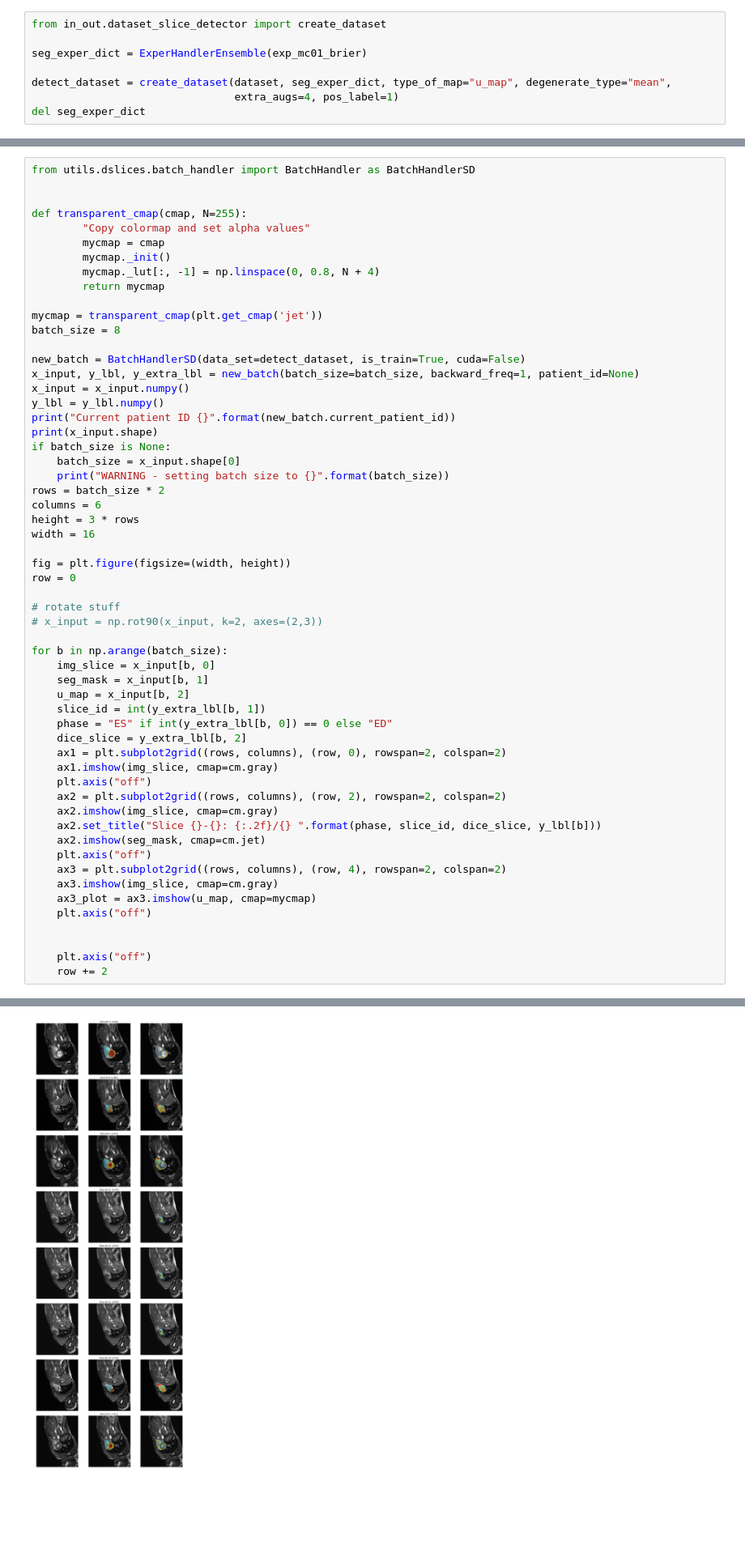
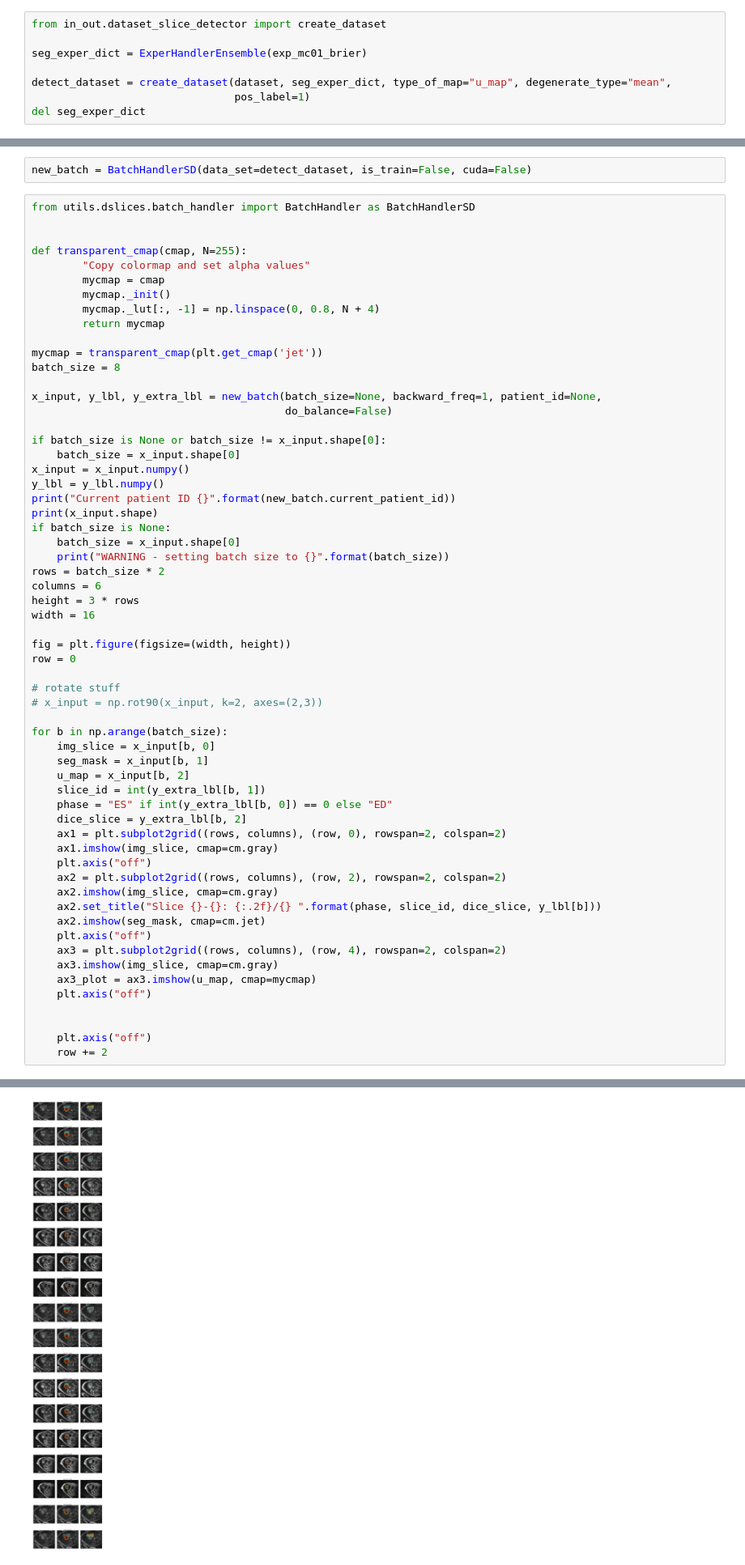
Before and after one commit to toologicbv/dcnn_acdc, a Jupyter notebook: notebooks/exper_slice_detector.ipynb, the cells around one changed output, grey strips where cells are left out. Shown at 81% size. Cells and saved outputs as stored; diff of their text form; blank space fills up the shorter version.

Commit message:
Changed the create_dataset method for SliceDetector. Can train with balanced batches now.

```diff
--- a/notebooks/exper_slice_detector.ipynb
+++ b/notebooks/exper_slice_detector.ipynb
@@ -148,7 +148,7 @@ from in_out.dataset_slice_detector import create_dataset
 seg_exper_dict = ExperHandlerEnsemble(exp_mc01_brier)
 
 detect_dataset = create_dataset(dataset, seg_exper_dict, type_of_map="u_map", degenerate_type="mean",
-                                extra_augs=4, pos_label=1)
+                                pos_label=1)
 del seg_exper_dict
 # %% [output]
 Load experiment from /home/jorg/repository/dcnn_acdc/logs/20180418_15_02_05_dcnn_mcv1_150000E_lr2e02/stats/exper_stats.dll
@@ -170,3 +175,5 @@ INFO - Patients with degenerate slices train/test 70.0 / 24.0
+# %%
+new_batch = BatchHandlerSD(data_set=detect_dataset, is_train=False, cuda=False)
 # %%
 from utils.dslices.batch_handler import BatchHandler as BatchHandlerSD
 
@@ -181,8 +188,11 @@ def transparent_cmap(cmap, N=255):
 mycmap = transparent_cmap(plt.get_cmap('jet'))
 batch_size = 8
 
-new_batch = BatchHandlerSD(data_set=detect_dataset, is_train=True, cuda=False)
-x_input, y_lbl, y_extra_lbl = new_batch(batch_size=batch_size, backward_freq=1, patient_id=None)
+x_input, y_lbl, y_extra_lbl = new_batch(batch_size=None, backward_freq=1, patient_id=None,
+                                        do_balance=False)
+
+if batch_size is None or batch_size != x_input.shape[0]:
+    batch_size = x_input.shape[0]
 x_input = x_input.numpy()
 y_lbl = y_lbl.numpy()
 print("Current patient ID {}".format(new_batch.current_patient_id))
@@ -230 +240 @@ Current patient ID patient084
-[figure, old version]
+[figure, new version]
```
Also changed, not shown: parts of 3 cells of this notebook, 4 other files.
